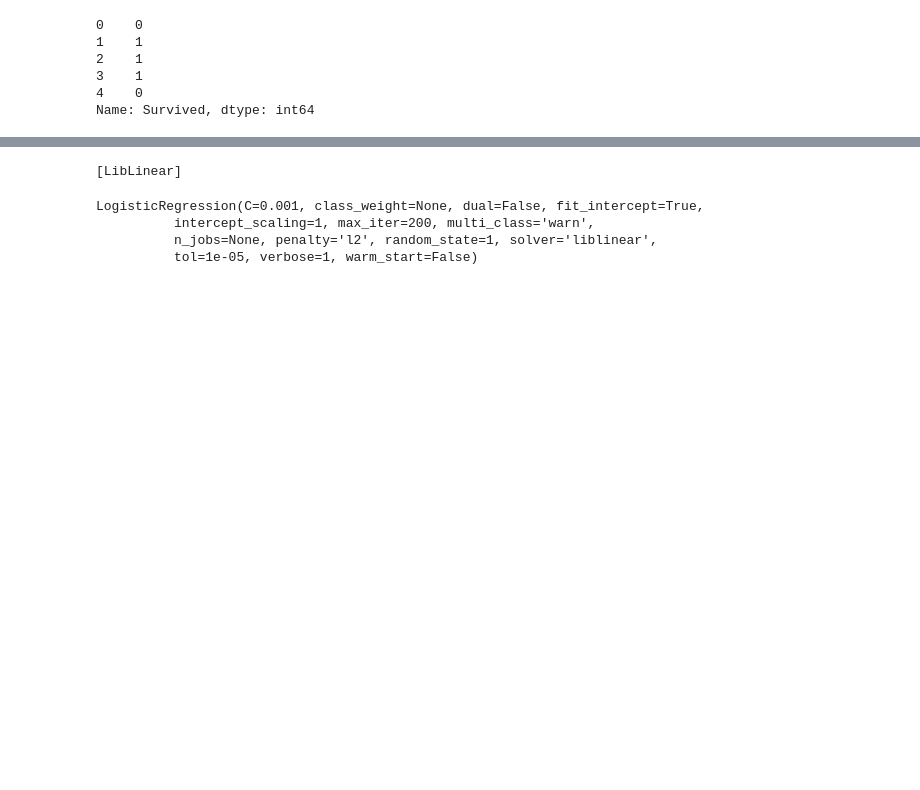
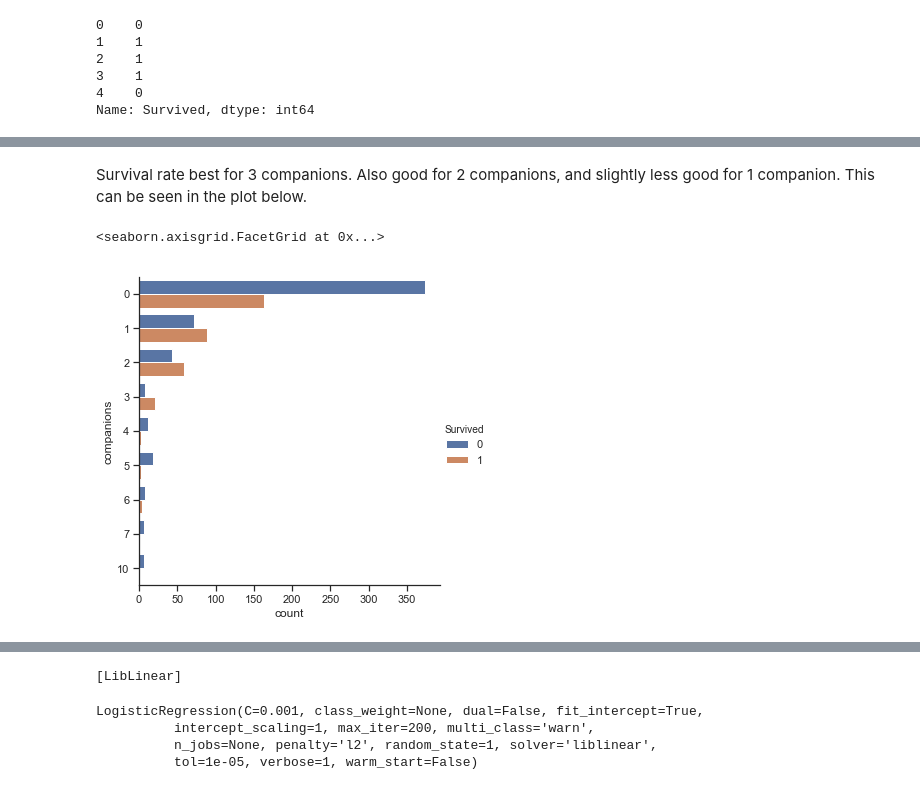
Before and after one commit to metacreek/kaggle-titanic, a Jupyter notebook: Titanic.ipynb, the cells around one changed output, grey strips where cells are left out. Saved outputs shown, nothing was run; the diff lists cells and outputs as text; code cells hidden in the pictures; blank space fills up the shorter version.

```diff
--- a/Titanic.ipynb
+++ b/Titanic.ipynb
@@ -71,0 +145,8 @@ dtype: int64
+# %% [markdown]
+Survival rate best for 3 companions.  Also good for 2 companions, and slightly less good for 1 companion.
+This can be seen in the plot below.
+# %%
+sns.catplot(y='companions', hue='Survived', kind='count', data=training_data)
+# %% [output]
+<seaborn.axisgrid.FacetGrid at 0x...>
+[figure, added]
```
Also changed, not shown: parts of 23 cells of this notebook, 1 other file.
